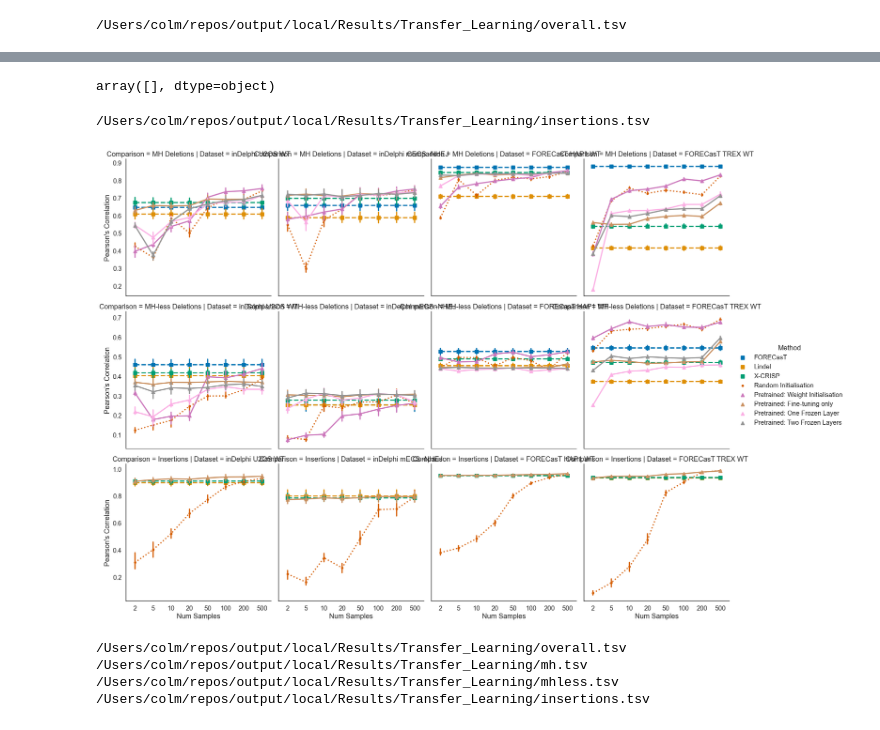
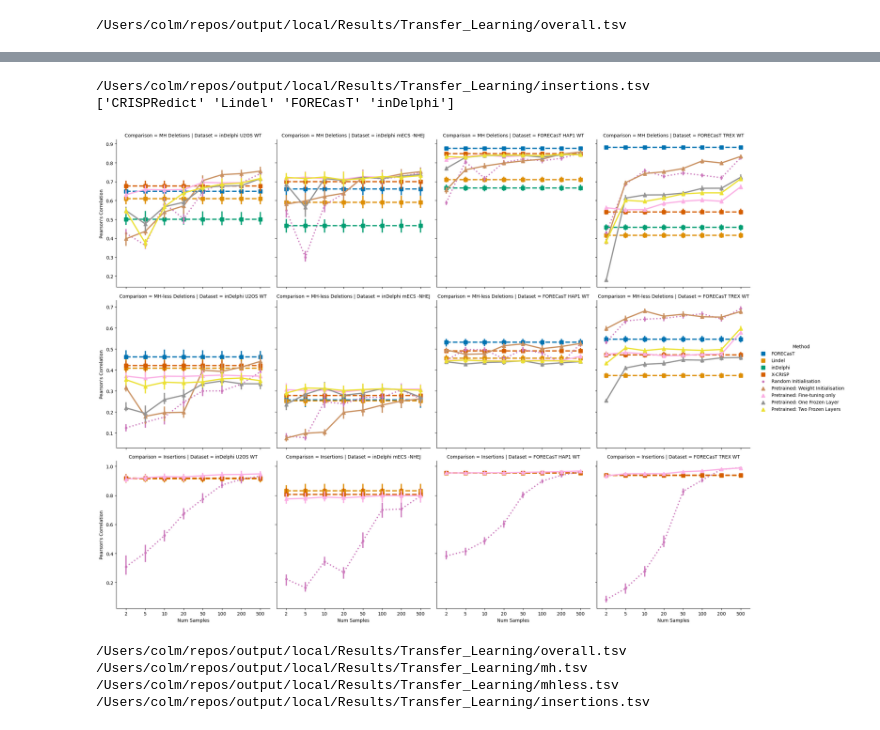
Before and after one commit to zouter/XCRISP, a Jupyter notebook: notebooks/figures/4.transfer_learning.ipynb, the cells around one changed output, grey strips where cells are left out. Saved outputs shown, nothing was run; the diff lists cells and outputs as text; code cells hidden in the pictures.

```diff
--- a/notebooks/figures/4.transfer_learning.ipynb
+++ b/notebooks/figures/4.transfer_learning.ipynb
@@ -115,41 +97,38 @@ array(['Pretrained: Two Frozen Layers', 'Random Initialisation',
-# %%
-np.intersect1d(list(common_labels.values()), d["Method"].unique())
-# %% [output]
-array([], dtype=object)
 # %%
 insertion_labels = {
     "baseline": "Random Initialisation",
     # "weightinit": "Pretrained: Weight Initialisation",
     "pretrained": "Pretrained: Fine-tuning only",
     "CRISPRedict": "X-CRISP",
     # "FORECasT": "FORECasT",
     "Lindel": "Lindel",
 }
 
 d4 = plot_transfer_learning("corr", "insertions", labels=insertion_labels)
 d4["Comparison"] = "Insertions"
 
 d = pd.concat([d0, d2, d3, d4])
 
 g = sns.catplot(data=d, x="Num Samples",\
     y="Pearson's Correlation",\
     hue="Method",\
     kind="point",\
     col="Dataset",\
     row="Comparison",\
-    hue_order=['FORECasT', 'Lindel', 'X-CRISP', 'Random Initialisation', 'Pretrained: Weight Initialisation', 'Pretrained: Fine-tuning only',
+    hue_order=['FORECasT', 'Lindel', 'inDelphi', 'X-CRISP', 'Random Initialisation', 'Pretrained: Weight Initialisation', 'Pretrained: Fine-tuning only',
        'Pretrained: One Frozen Layer', 'Pretrained: Two Frozen Layers'],\
-    linestyles=(["--"] * 3 + [":"] + ["-"] * 4 ) ,\
+    linestyles=(["--"] * 4 + [":"] + ["-"] * 4 ) ,\
     linewidth=.5, \
-    markers=([","] * 3 + ["."] + ["^"] * 4 ) ,\
+    markers=([","] * 4 + ["."] + ["^"] * 4 ) ,\
     palette="colorblind",\
     sharey="row",
     estimator=np.median)
 
 plt.show()
 # %% [output]
 /Users/colm/repos/output/local/Results/Transfer_Learning/insertions.tsv
+['CRISPRedict' 'Lindel' 'FORECasT' 'inDelphi']
-[figure, old version]
+[figure, new version]
 # %%
 d0 = plot_transfer_learning("js", "overall")
 d0["Comparison"] = "Overall"
```
Also changed, not shown: parts of 4 cells of this notebook, 3 other files.
